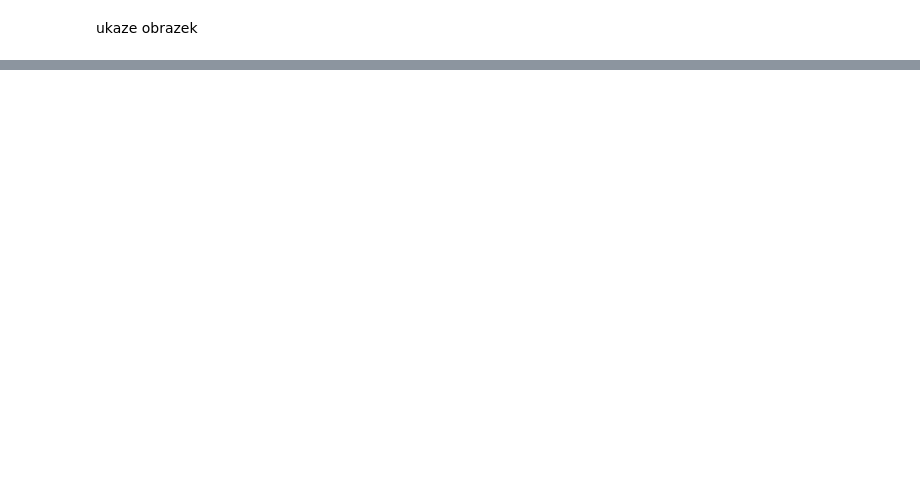
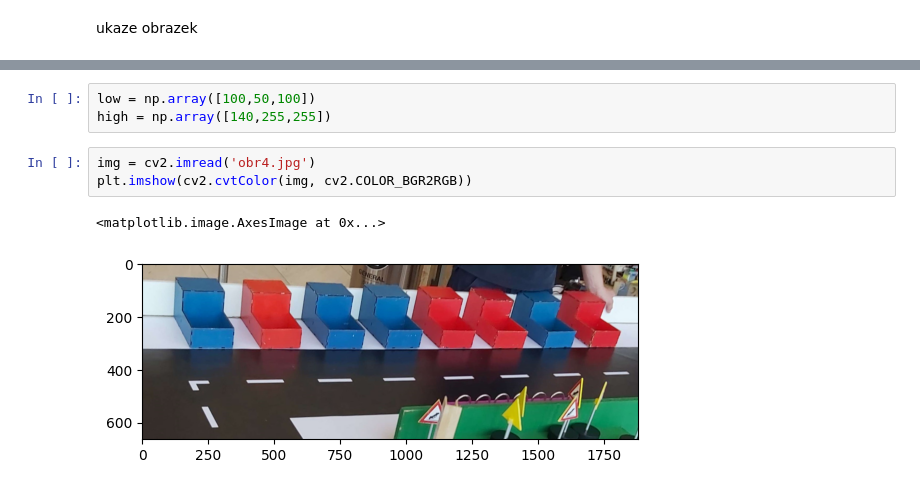
Before and after one commit to KrivkaJ/ESP32CAM_object-detection, a Jupyter notebook: photo_processing.ipynb, the cells around one changed output, grey strips where cells are left out. Drawn from its saved outputs; the diff is of its cells as text; blank space fills up the shorter version.

Commit message:
color segmentation krabicek funguje

```diff
--- a/photo_processing.ipynb
+++ b/photo_processing.ipynb
@@ -273,0 +251,9 @@ tensor([[2.5260e+03, 2.0262e+03, 3.3907e+03, 2.7790e+03, 9.5065e-01, 7.7000e+01]
+# %%
+low = np.array([100,50,100])
+high = np.array([140,255,255])
+# %%
+img = cv2.imread('obr4.jpg')
+plt.imshow(cv2.cvtColor(img, cv2.COLOR_BGR2RGB))
+# %% [output]
+<matplotlib.image.AxesImage at 0x...>
+[figure, added]
```
Also changed, not shown: parts of 12 cells of this notebook, 2 other files.
